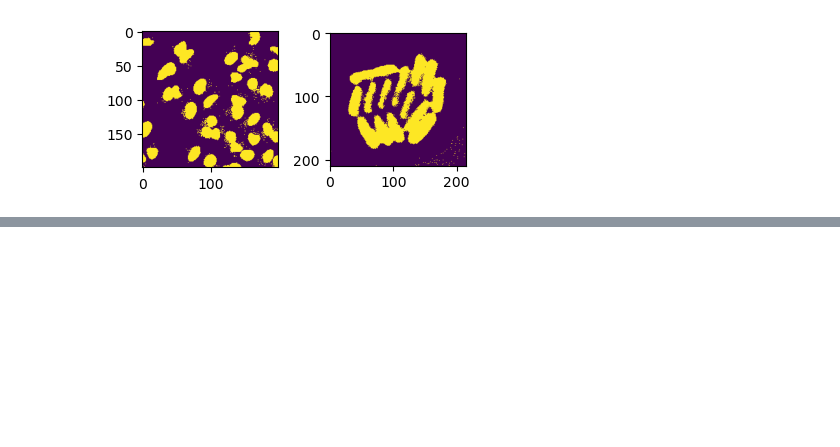
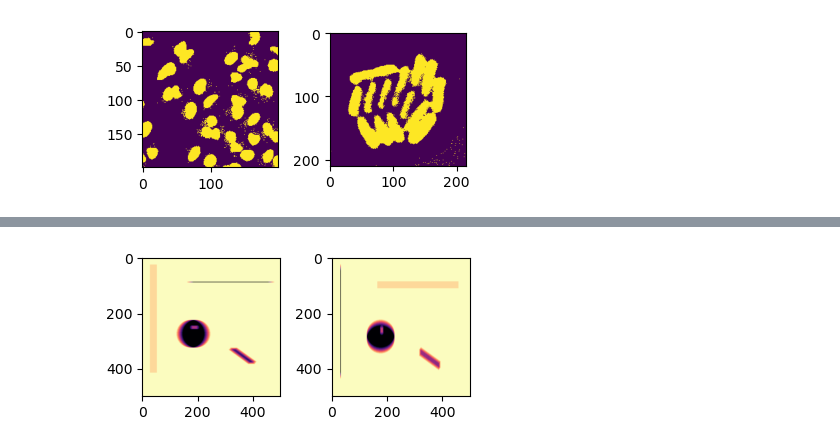
Before and after one commit to Jintram/Workshop_Py_image-analysis_2025, a Jupyter notebook: Bioimage-analysis_03B_imageprocessing.ipynb, the cells around one changed output, grey strips where cells are left out. Cells and saved outputs as stored; diff of their text form; code cells hidden in the pictures; blank space fills up the shorter version.

```diff
--- a/Bioimage-analysis_03B_imageprocessing.ipynb
+++ b/Bioimage-analysis_03B_imageprocessing.ipynb
@@ -241,0 +154,20 @@ np.False_
+# %%
+
+# Define a horizontal line "kernel"
+kernel_h = np.zeros((25,25))
+kernel_h[2,:] = 12
+kernel_h=kernel_h/np.sum(kernel_h)
+
+# Define a vertical line "kernel"
+kernel_v = np.zeros((25,25))
+kernel_v[:,2] = 12
+kernel_v=kernel_v/np.sum(kernel_v)
+
+# Apply them both to the image
+img_pika_h = ndimage.convolve(img_pika, kernel_h)
+img_pika_v = ndimage.convolve(img_pika, kernel_v)
+
+# Now show both pictures
+my_plot_12(img_pika_h, img_pika_v, mycmap='magma')
+# %% [output]
+[figure, added]
```
Also changed, not shown: parts of 37 cells of this notebook, 9 other files.
